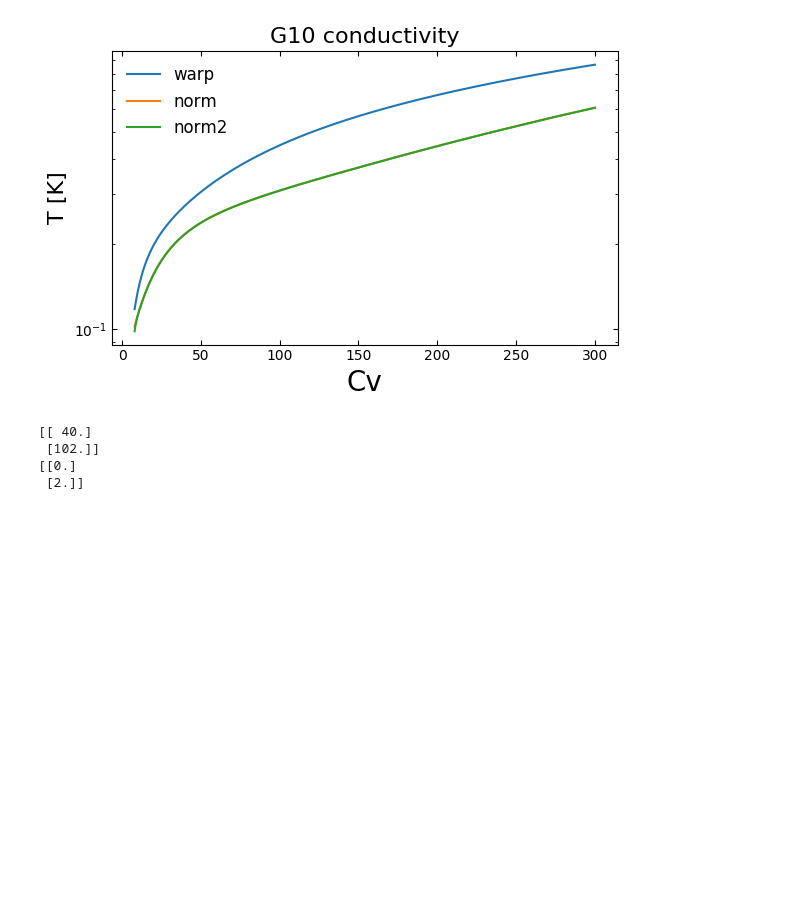
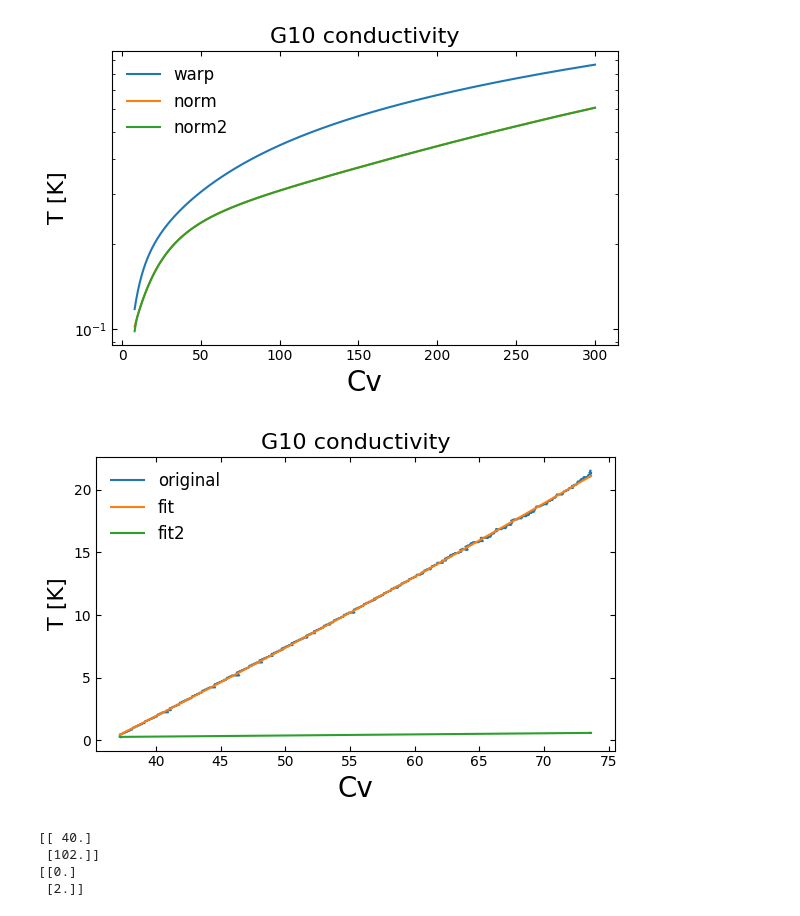
Before and after one commit to tim-balloon/CryoModel, a Jupyter notebook: test.ipynb, the cells around one changed output. Drawn from its saved outputs; the diff is of its cells as text; code cells hidden in the pictures; blank space fills up the shorter version.

```diff
--- a/test.ipynb
+++ b/test.ipynb
@@ -39,3 +39,44 @@ plt.tight_layout()
 plt.show()
 # %% [output]
 [figure]
+# %%
+T, lift = np.loadtxt('./cryoCooler/cryotel_GT_23C.txt', unpack = True, delimiter = ',')
+p = np.polyfit(T, lift, 2) #fitting a line for now since the cooling curve is close
+
+lowT = np.array([20, 30, 40])
+lowlift = np.array([0.124, 0.223, 0.3])
+p_low = np.polyfit(lowT, lowlift, 1) #linear fit to lower temp data from AKARI
+
+# icsCryocooler = np.max([np.polyval(p, T_VCS1), np.polyval(p_low, T_VCS1)])
+# ocsCryocooler = np.max([np.polyval(p, T_VCS2), np.polyval(p_low, T_VCS2)])
+
+
+fig, ax = plt.subplots(figsize=(6,4), dpi=100)
+
+plt.plot(T, lift, label='original')
+plt.plot(T, np.polyval(p, T), label='fit')
+plt.plot(T, np.polyval(p_low, T), label='fit2')
+
+# plt.xlim([0,8])
+# plt.ylim([1e-7,1e-3])
+
+# plt.xscale('log')
+# plt.yscale('log')
+
+
+plt.xlabel(r'Cv', size=20)
+plt.ylabel(r'T [K]', size=16)
+
+plt.title(r'G10 conductivity', size=16)
+
+
+plt.legend(loc='best', frameon=False, fontsize=12)
+
+plt.tick_params(which='both', direction='in', right=True, top=True)
+
+plt.tight_layout()
+
+# plt.savefig('test.png'%e, dpi = 200)
+plt.show()
+# %% [output]
+[figure, added]
```
Also changed, not shown: parts of 1 cell of this notebook, 7 other files.
